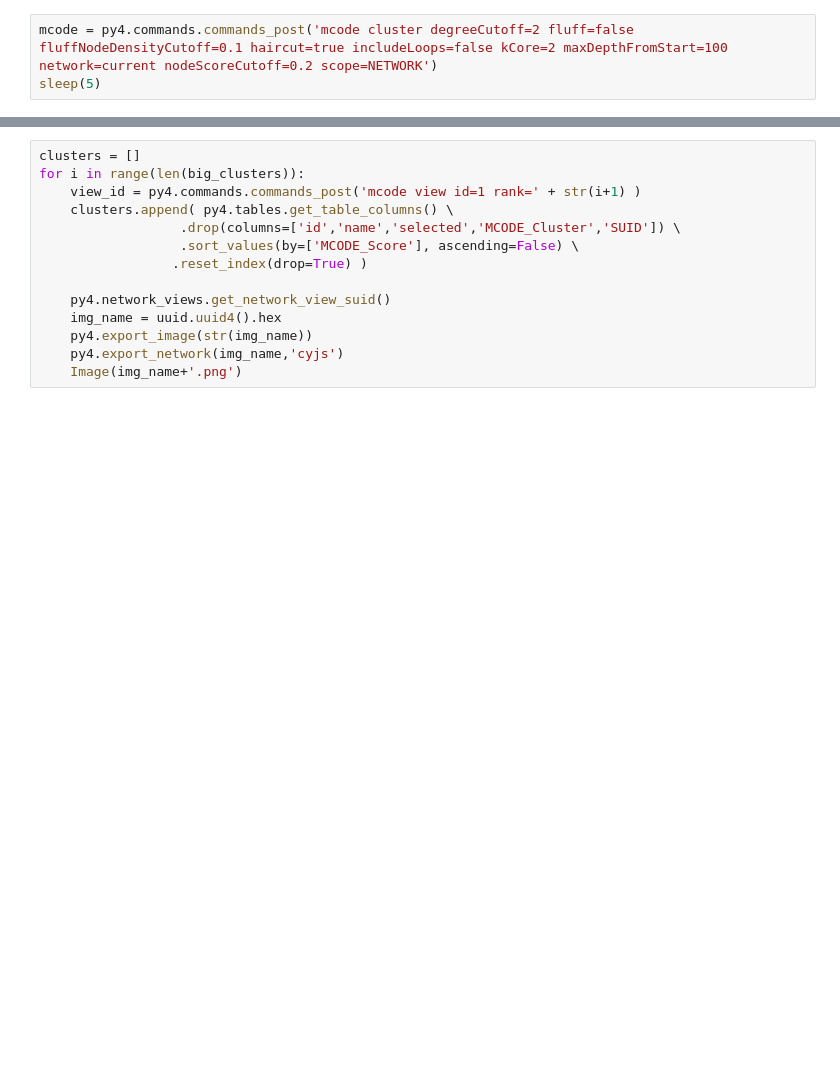
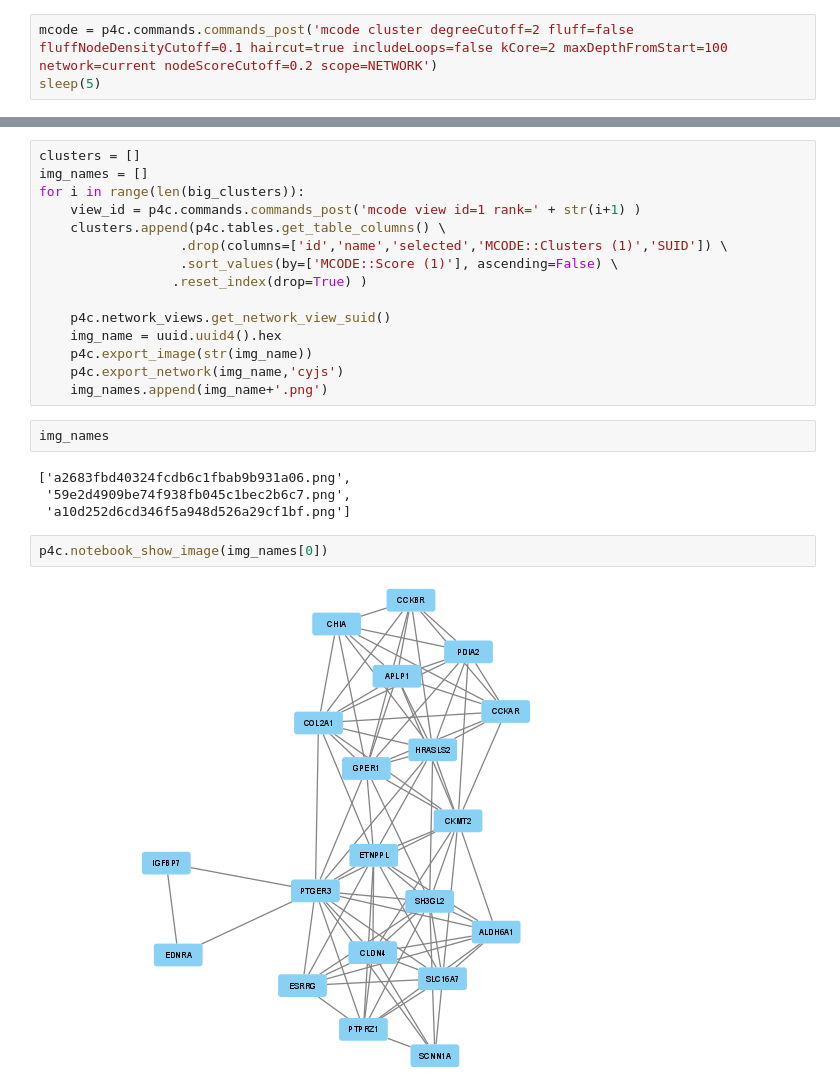
Before and after one commit to cytoscape/py4cytoscape, a Jupyter notebook: doc/tutorials/analyse_coexp_with_mcode.ipynb, the cells around one changed output, grey strips where cells are left out. Cells and saved outputs as stored; diff of their text form; blank space fills up the shorter version.

```diff
--- a/doc/tutorials/analyse_coexp_with_mcode.ipynb
+++ b/doc/tutorials/analyse_coexp_with_mcode.ipynb
@@ -56,3 +131,3 @@ analyze = py4.commands.commands_post('analyzer/analyze')
 # %%
-mcode = py4.commands.commands_post('mcode cluster degreeCutoff=2 fluff=false fluffNodeDensityCutoff=0.1 haircut=true includeLoops=false kCore=2 maxDepthFromStart=100 network=current nodeScoreCutoff=0.2 scope=NETWORK')
+mcode = p4c.commands.commands_post('mcode cluster degreeCutoff=2 fluff=false fluffNodeDensityCutoff=0.1 haircut=true includeLoops=false kCore=2 maxDepthFromStart=100 network=current nodeScoreCutoff=0.2 scope=NETWORK')
 sleep(5)
@@ -68,14 +185,25 @@ big_clusters = [i for i in range(len(mcode['clusters'])) if len(mcode['clusters'
 # %%
 clusters = []
+img_names = []
 for i in range(len(big_clusters)):
-    view_id = py4.commands.commands_post('mcode view id=1 rank=' + str(i+1) )
-    clusters.append( py4.tables.get_table_columns() \
-                  .drop(columns=['id','name','selected','MCODE_Cluster','SUID']) \
-                  .sort_values(by=['MCODE_Score'], ascending=False) \
+    view_id = p4c.commands.commands_post('mcode view id=1 rank=' + str(i+1) )
+    clusters.append(p4c.tables.get_table_columns() \
+                  .drop(columns=['id','name','selected','MCODE::Clusters (1)','SUID']) \
+                  .sort_values(by=['MCODE::Score (1)'], ascending=False) \
                  .reset_index(drop=True) )
 
-    py4.network_views.get_network_view_suid()
+    p4c.network_views.get_network_view_suid()
     img_name = uuid.uuid4().hex
-    py4.export_image(str(img_name))
-    py4.export_network(img_name,'cyjs')
-    Image(img_name+'.png')
+    p4c.export_image(str(img_name))
+    p4c.export_network(img_name,'cyjs')
+    img_names.append(img_name+'.png')
+# %%
+img_names
+# %% [output]
+['a2683fbd40324fcdb6c1fbab9b931a06.png',
+ '59e2d4909be74f938fb045c1bec2b6c7.png',
+ 'a10d252d6cd346f5a948d526a29cf1bf.png']
+# %%
+p4c.notebook_show_image(img_names[0])
+# %% [output]
+[figure, added]
```
Also changed, not shown: parts of 27 cells of this notebook.
